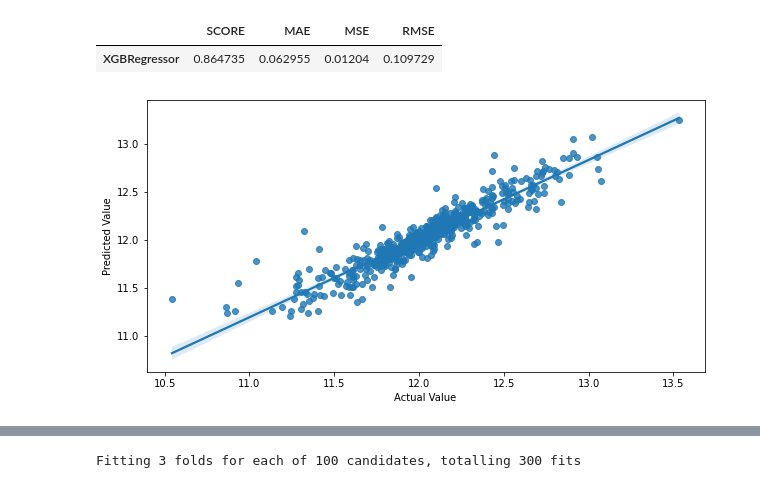
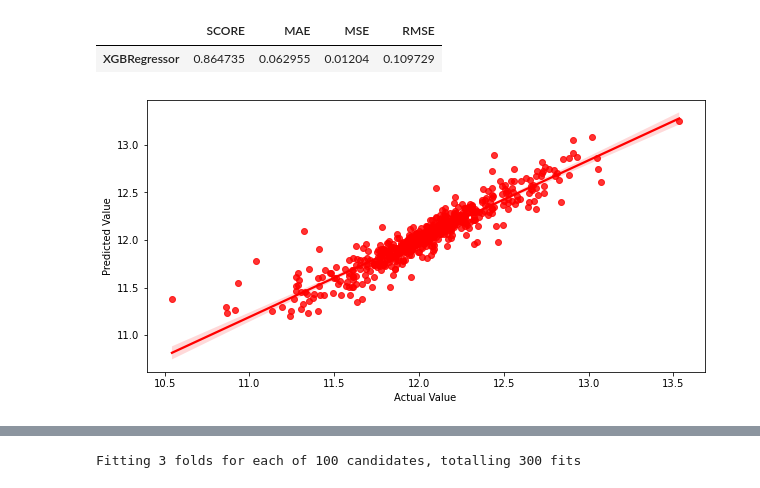
Before and after one commit to isoori/AdvancedHousePrice, a Jupyter notebook: AdvanceHousePrice.ipynb, the cells around one changed output, grey strips where cells are left out. Saved outputs shown, nothing was run; the diff lists cells and outputs as text; code cells hidden in the pictures.

```diff
--- a/AdvanceHousePrice.ipynb
+++ b/AdvanceHousePrice.ipynb
@@ -207,11 +207,11 @@ m4
 # %%
 plt.figure(figsize=(10,5))
 plt.xlabel('Actual Value')
 plt.ylabel('Predicted Value')
-sns.regplot(y_test.values,predictionx)
+sns.regplot(y_test.values,predictionx,color='red')
 plt.show()
 # %% [output]
-[figure, old version]
+[figure, new version]
 # %%
 n_estimators = [int(x) for x in np.linspace(start=100,stop=2000,num=20)]
 max_depth = [int(x) for x in np.linspace(start=10,stop=100,num=10)]
```
Also changed, not shown: parts of 15 cells of this notebook.
